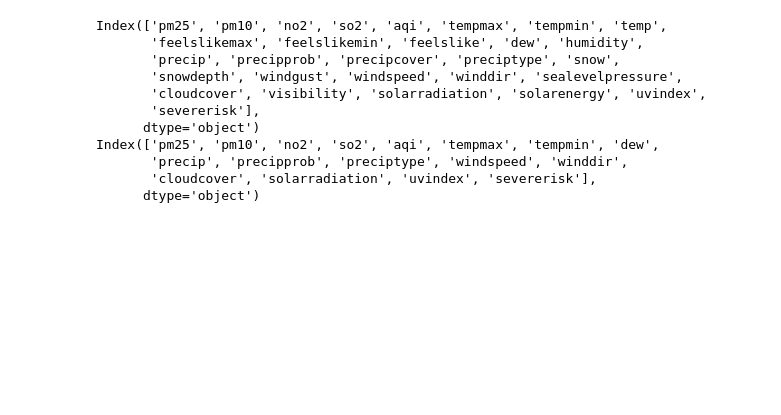
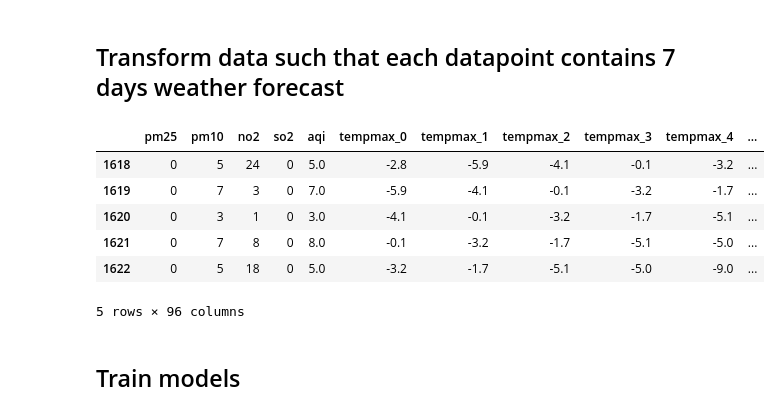
Before and after one commit to linneafr/ScML, a Jupyter notebook: project_air_quality/model_selection_training.ipynb, the cells around one changed output. Cells and saved outputs as stored; diff of their text form; code cells hidden in the pictures; blank space fills up the shorter version.

```diff
--- a/project_air_quality/model_selection_training.ipynb
+++ b/project_air_quality/model_selection_training.ipynb
@@ -207,18 +141,0 @@ plot_importance(models[0])
-# %%
-X2 = train_data.drop(columns=['date', 'aqi_next_day']).fillna(0)
-print(X2.columns)
-# X2.drop(columns=[26,24,22,19,18,17,15,12,10,9,8,7])
-X2.drop(X2.iloc[:, [26,24,22,19,18,17,15,12,10,9,8,7]],axis = 1, inplace=True)
-print(X2.columns)
-# %% [output]
-Index(['pm25', 'pm10', 'no2', 'so2', 'aqi', 'tempmax', 'tempmin', 'temp',
-       'feelslikemax', 'feelslikemin', 'feelslike', 'dew', 'humidity',
-       'precip', 'precipprob', 'precipcover', 'preciptype', 'snow',
-       'snowdepth', 'windgust', 'windspeed', 'winddir', 'sealevelpressure',
-       'cloudcover', 'visibility', 'solarradiation', 'solarenergy', 'uvindex',
-       'severerisk'],
-      dtype='object')
-Index(['pm25', 'pm10', 'no2', 'so2', 'aqi', 'tempmax', 'tempmin', 'dew',
-       'precip', 'precipprob', 'preciptype', 'windspeed', 'winddir',
-       'cloudcover', 'solarradiation', 'uvindex', 'severerisk'],
-      dtype='object')
@@ -225 +173,35 @@ Index(['pm25', 'pm10', 'no2', 'so2', 'aqi', 'tempmax', 'tempmin', 'dew',
+# %% [markdown]
+## Transform data such that each datapoint contains 7 days weather forecast
+# %%
+from sklearn.multioutput import RegressorChain
+
+def daily_to_weekly(df, aqi_cols):
+    df_temp = pd.DataFrame()
+    for column in df.columns:
+        if column not in aqi_cols:
+            for i in range(0,7):
+                df_temp[f'{column}_{i}'] = df[column].shift(-i)
+        else:
+            df_temp[column] = df[column]
+
+    for i in range(0,7):
+        df_temp[f'y_{i}'] = df['aqi'].shift(-i)
+    df_temp = df_temp.dropna(axis=0)
+
+    return df_temp
+
+aqi_cols = ['pm25', 'pm10', 'no2', 'so2', 'aqi']
+X3 = daily_to_weekly(X2, aqi_cols)
+
+X3.tail()
+# %% [output]
+|  | pm25 | pm10 | no2 | so2 | aqi | tempmax_0 | tempmax_1 | tempmax_2 | tempmax_3 | tempmax_4 | ... |
+| 1618 | 0 | 5 | 24 | 0 | 5.0 | -2.8 | -5.9 | -4.1 | -0.1 | -3.2 | ... |
+| 1619 | 0 | 7 | 3 | 0 | 7.0 | -5.9 | -4.1 | -0.1 | -3.2 | -1.7 | ... |
+| 1620 | 0 | 3 | 1 | 0 | 3.0 | -4.1 | -0.1 | -3.2 | -1.7 | -5.1 | ... |
+| 1621 | 0 | 7 | 8 | 0 | 8.0 | -0.1 | -3.2 | -1.7 | -5.1 | -5.0 | ... |
+| 1622 | 0 | 5 | 18 | 0 | 5.0 | -3.2 | -1.7 | -5.1 | -5.0 | -9.0 | ... |
+5 rows × 96 columns
+# %% [markdown]
+## Train models
 # %%
```
Also changed, not shown: parts of 23 cells of this notebook, 21 other files.
